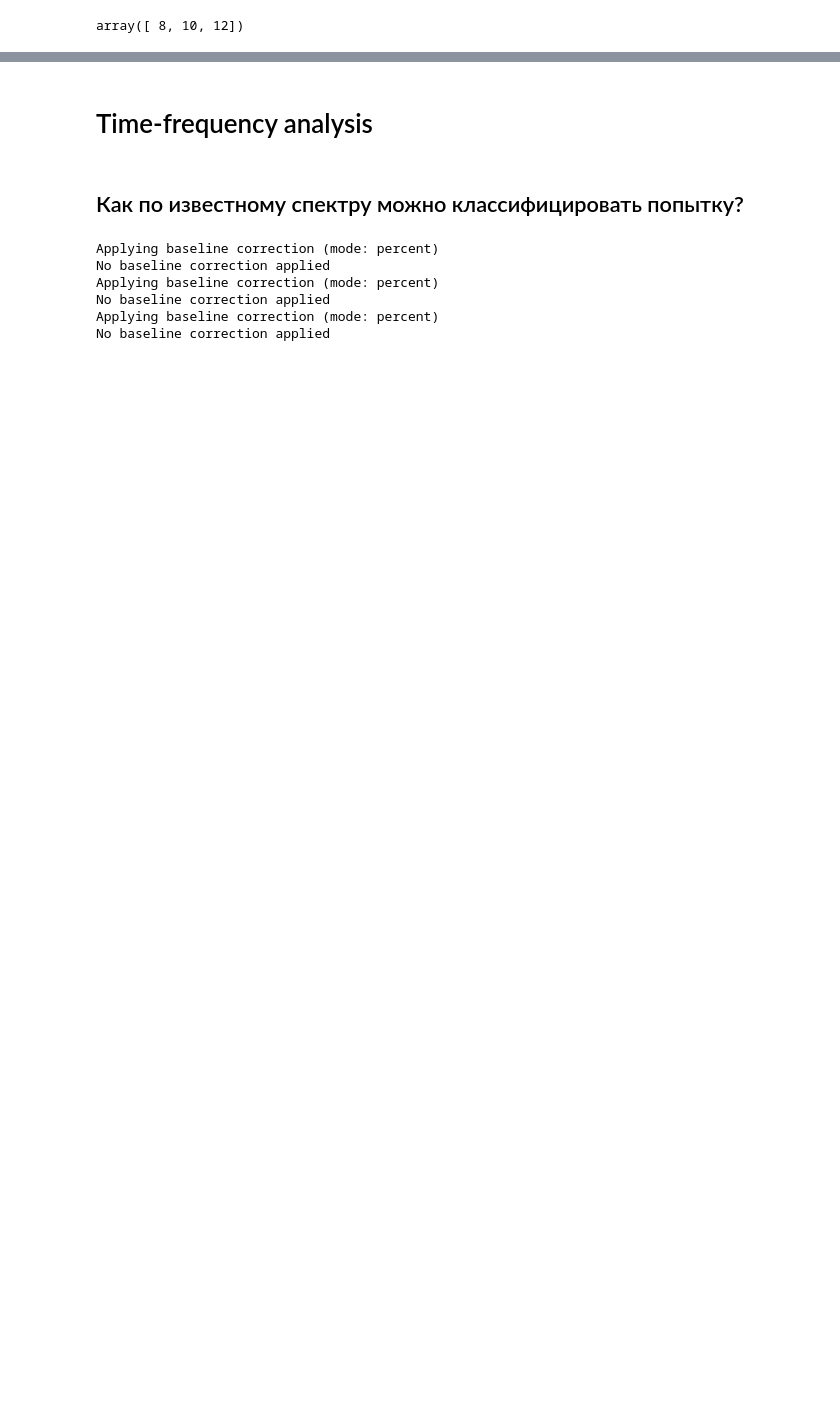
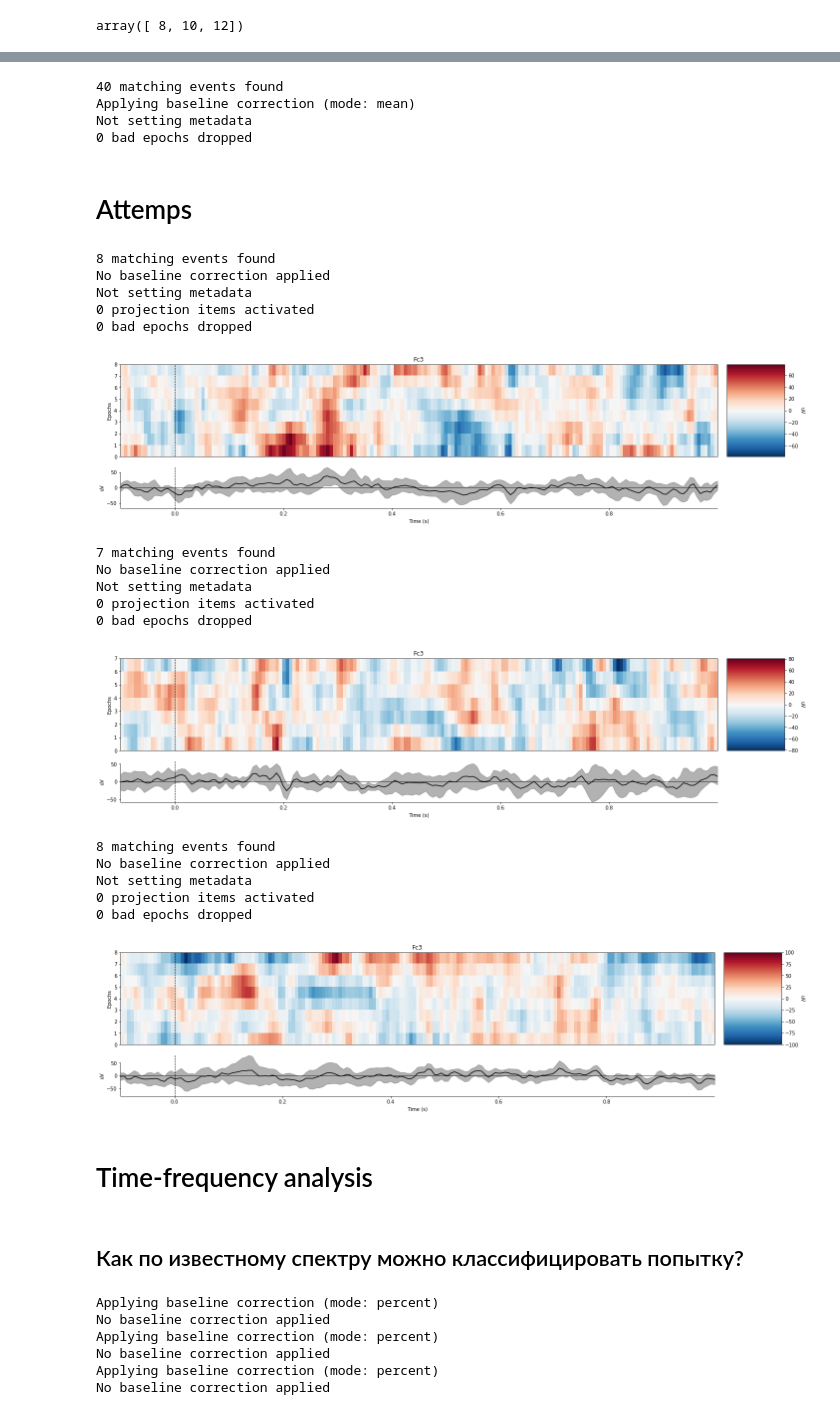
Before and after one commit to belya/eeg-experiments, a Jupyter notebook: visualization.ipynb, the cells around one changed output, grey strips where cells are left out. Saved outputs shown, nothing was run; the diff lists cells and outputs as text; code cells hidden in the pictures; blank space fills up the shorter version.

```diff
--- a/visualization.ipynb
+++ b/visualization.ipynb
@@ -100,4 +100,4 @@ annot_to_events
 # %%
-tmin = -4
+tmin = -1
 tmax = 3
 # %%
@@ -107,9 +107,9 @@ picks
 # %% [output]
 array([ 8, 10, 12])
 # %%
-epochs = mne.Epochs(
-    eeg,
-    events,
+main_epochs = mne.Epochs(
+    events_eeg,
+    main_events,
     event_id={
         "none": 1,
         "left": 2,
@@ -117,11 +117,9 @@ epochs = mne.Epochs(
     },
     tmin=tmin - 0.5,
     tmax=tmax + 0.5,
-    picks=picks,
-    preload=True,
-#     baseline!
+    preload=True
 )
-print(epochs)
+print(main_epochs)
 # %% [output]
 30 matching events found
 Applying baseline correction (mode: mean)
@@ -154,0 +134,12 @@ plt.plot()
+# %%
+baseline_epochs = mne.Epochs(
+    baseline_eeg,
+    baseline_events,
+    event_id={
+        "baseline": 4
+    },
+    tmin=tmin - 0.5,
+    tmax=tmax + 0.5,
+    preload=True
+)[1:-1]
+print(baseline_epochs)
@@ -155,3 +155,35 @@ plt.plot()
+# %%
+epochs = mne.concatenate_epochs([main_epochs, baseline_epochs])
+# %% [output]
+40 matching events found
+Applying baseline correction (mode: mean)
+Not setting metadata
+0 bad epochs dropped
+# %% [markdown]
+# Attemps
+# %%
+rcParams['figure.figsize'] = 20, 5
+for event in ["left", "right", "baseline"]:
+    mne.viz.epochs.plot_epochs_image(epochs[event][0:8].crop(-0.1, 1), sigma=1, picks=[1])
+# %% [output]
+8 matching events found
+No baseline correction applied
+Not setting metadata
+0 projection items activated
+0 bad epochs dropped
+[figure, added]
+7 matching events found
+No baseline correction applied
+Not setting metadata
+0 projection items activated
+0 bad epochs dropped
+[figure, added]
+8 matching events found
+No baseline correction applied
+Not setting metadata
+0 projection items activated
+0 bad epochs dropped
+[figure, added]
 # %% [markdown]
 # Time-frequency analysis
 # %%
```
Also changed, not shown: parts of 58 cells of this notebook, 2 other files.
